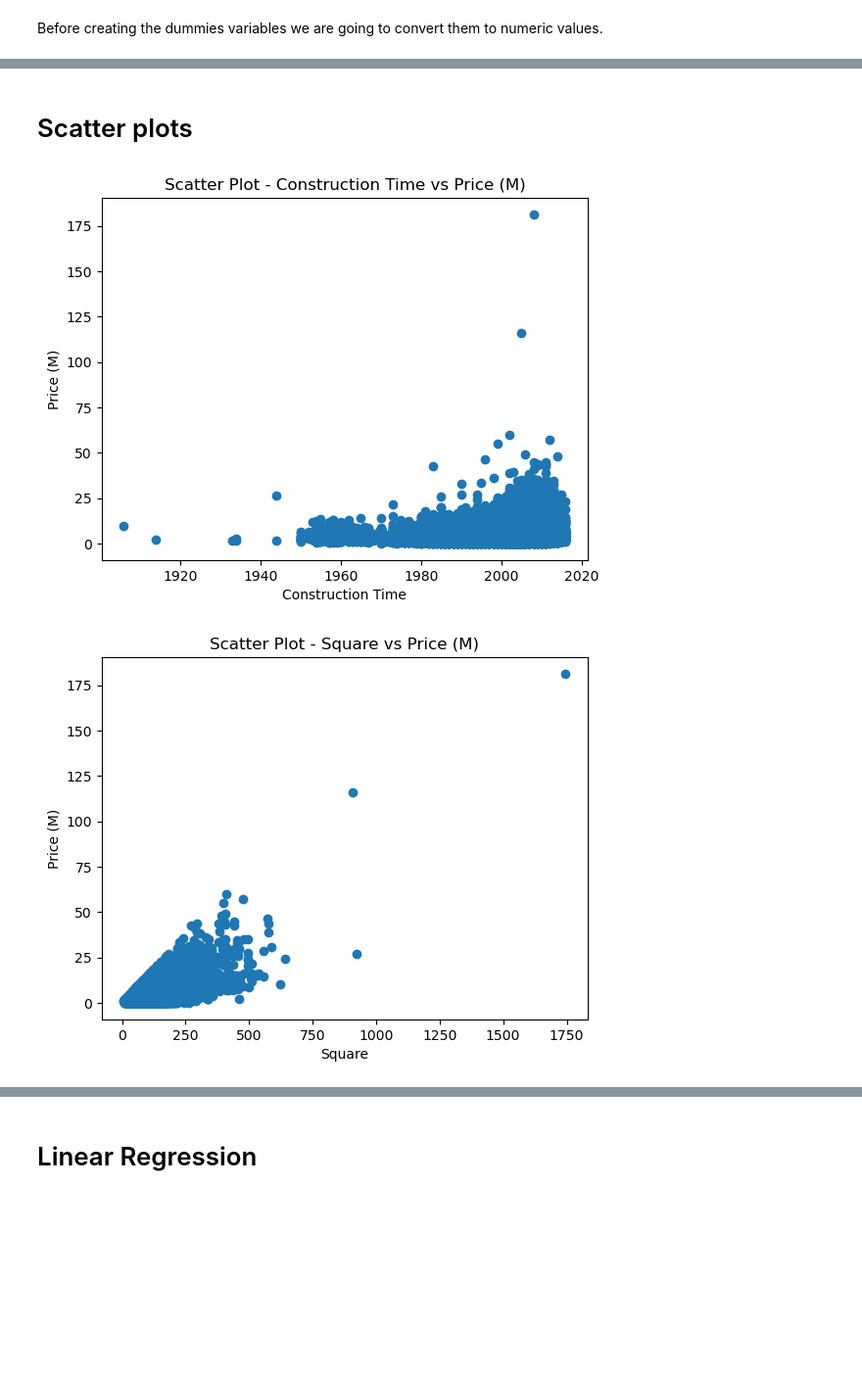
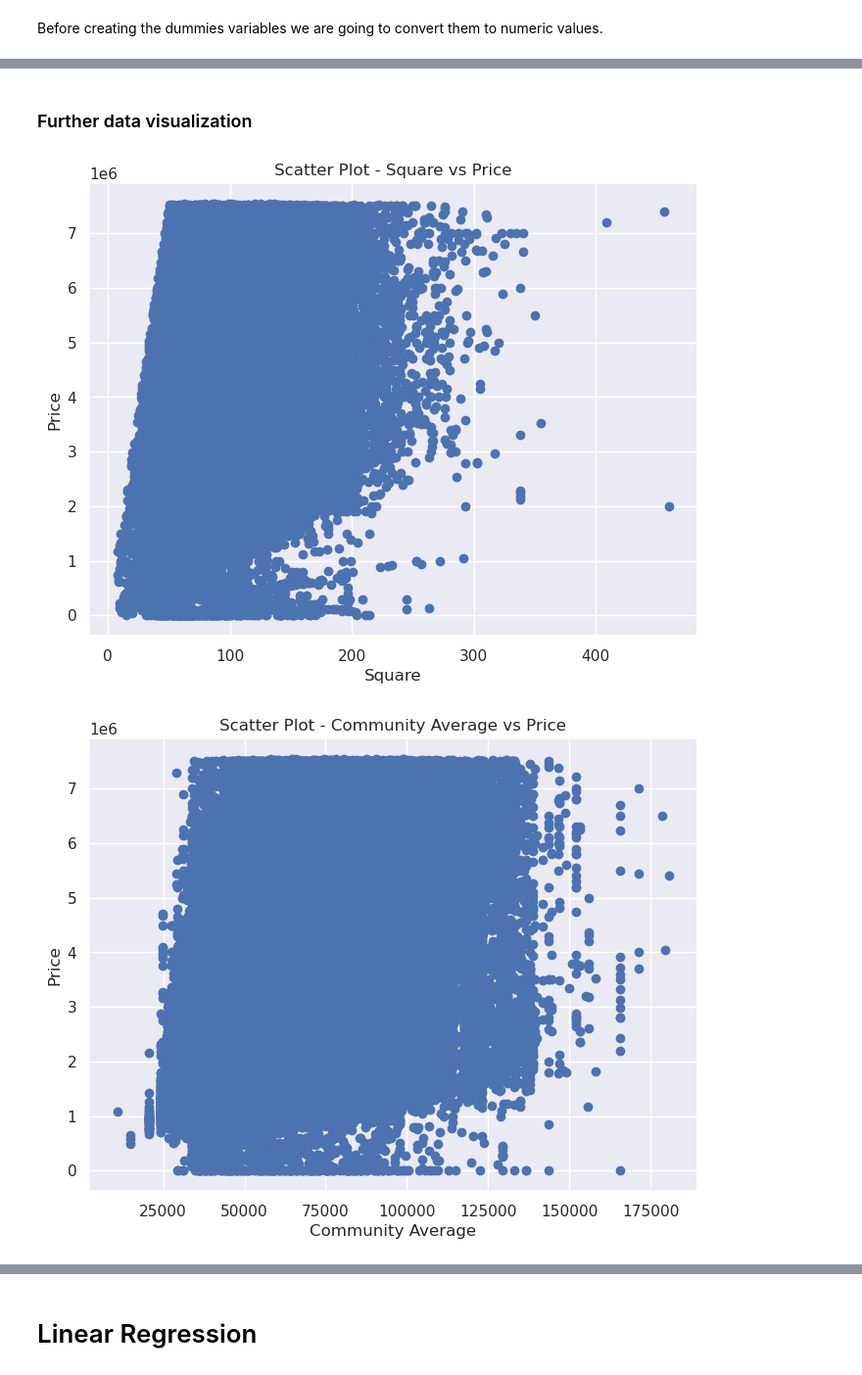
Before and after one commit to andreslimonalcocer/Projects, a Jupyter notebook: Machine Learning/Housing price Beijing/Housing price in Beijing.ipynb, the cells around one changed output, grey strips where cells are left out. Shown at 98% size. Drawn from its saved outputs; the diff is of its cells as text; code cells hidden in the pictures; blank space fills up the shorter version.

```diff
--- a/Machine Learning/Housing price Beijing/Housing price in Beijing.ipynb
+++ b/Machine Learning/Housing price Beijing/Housing price in Beijing.ipynb
@@ -478 +617,3 @@ dtype: int64
+# %%
+desired_data = desired_data.drop('Floor Type', axis = 1)
 # %% [markdown]
@@ -510,7 +643,2 @@ data_copy.head()
 # %% [markdown]
 Before creating the dummies variables we are going to convert them to numeric values.
-# %%
-columns = data_copy.columns.values.tolist()
-for col in columns:
-    data_copy[col] = pd.to_numeric(data_copy[col], errors = 'coerce')
-data_copy.dtypes
@@ -541,11 +645,15 @@ The columns that require dummies variables are the following:
 # %%
 variables = ['Building Type', 'Renovation Condition', 'Building Structure']
 prefix = ['Building_Type', 'Renovation_Condition', 'Building_Structure']
-final_data = data_copy
+final_data = desired_data
+dummy_data = pd.DataFrame()
+
 for index in range(3):
-    dummy_variables = pd.get_dummies(data_copy[variables[index]], prefix = prefix[index])
+    dummy_variables = pd.get_dummies(desired_data[variables[index]], prefix = prefix[index], drop_first = True)
     dummy_variables = dummy_variables.astype(int)
     final_data = pd.concat([final_data, dummy_variables], axis = 1)
+    dummy_data = pd.concat([dummy_data, dummy_variables], axis = 1)
+
 
 final_data = final_data.drop(variables, axis = 1)
 final_data.head()
@@ -563,2 +693,2 @@ len(final_data.columns.tolist())
 # %% [markdown]
-# Scatter plots
+### Further data visualization
@@ -568,18 +696,17 @@ import matplotlib.pyplot as plt
 def scatter_plot(data, *x_col, y_col):
     columns = len(x_col)
     for col in range(columns):
-        x_values = data[x_col[col]]
-        y_values = data[y_col]
-        plt.scatter(x_values, y_values)
+        x_value = data[x_col[col]]
+        y_value = data[y_col]
+        plt.scatter(x_value, y_value)
         plt.xlabel(x_col[col])
         plt.ylabel(y_col)
         plt.title(f'Scatter Plot - {x_col[col]} vs {y_col}')
         plt.show()
 # %%
-scatter_columns = ['Construction Time', 'Square', 'Living Room', 'Kitchen', 'DOM', 'Bathroom', 'Ladder Ratio',
-                  'Drawing Room', 'Lng', 'Lat']
-prediction_column = 'Price (M)'
+scatter_columns = ['Square', 'Community Average']
+prediction_column = 'Price'
 scatter_plot(final_data, *scatter_columns, y_col = prediction_column)
 # %% [output]
-[figure, old version]
+[figure, new version]
-[figure, old version]
+[figure, new version]
```
Also changed, not shown: parts of 116 cells of this notebook, 1 other file.
